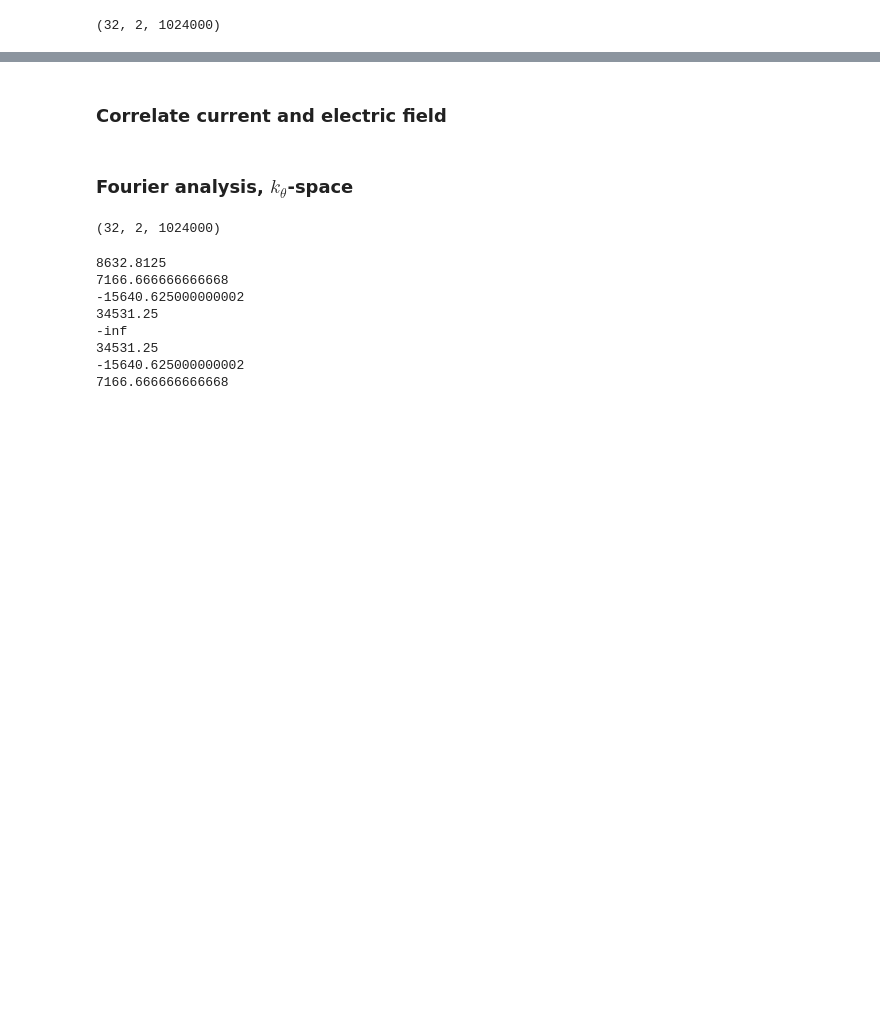
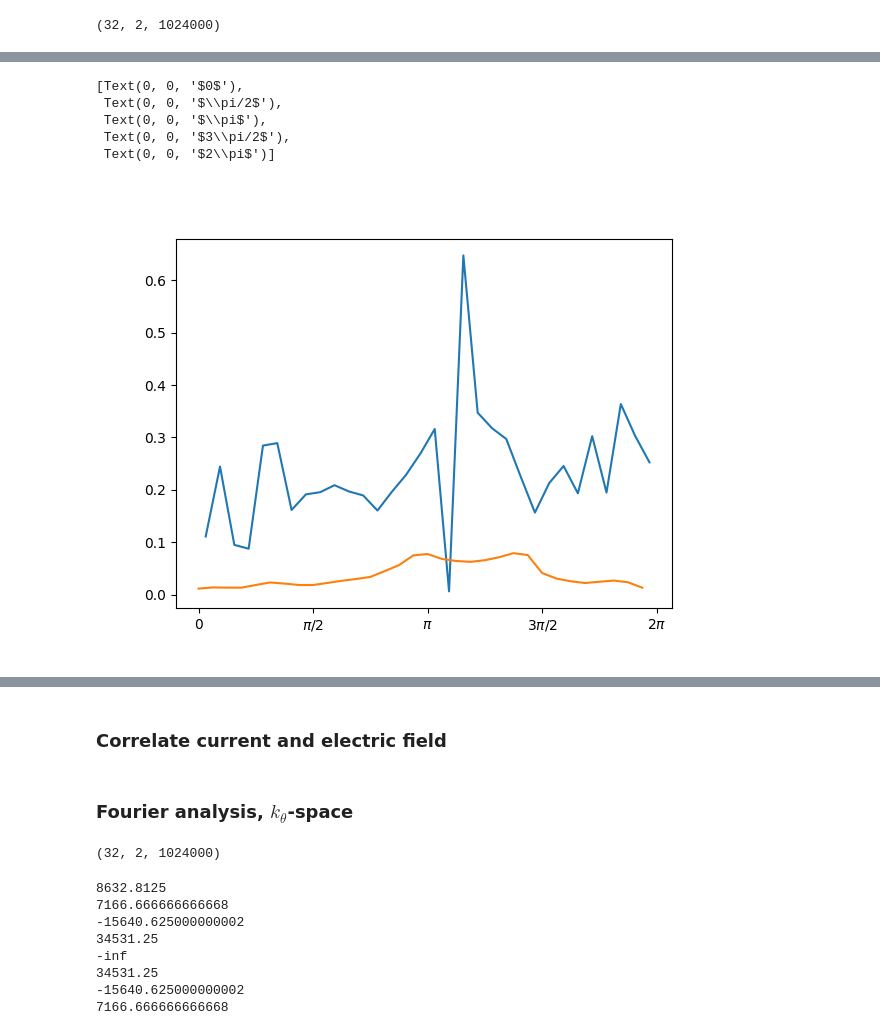
Before and after one commit to SaschaRienaecker/TJ-K, a Jupyter notebook: notebooks/poloidal_sascha.ipynb, the cells around one changed output, grey strips where cells are left out. Drawn from its saved outputs; the diff is of its cells as text; code cells hidden in the pictures; blank space fills up the shorter version.

```diff
--- a/notebooks/poloidal_sascha.ipynb
+++ b/notebooks/poloidal_sascha.ipynb
@@ -101,3 +52,20 @@ def adjacent_Corr(Dat, quantity='phi', threshold=np.exp(-1), itor=0):
+# %%
+dn, dphi = fluct_level(Dat)
+
+fig, ax = plt.subplots()
+
+ax.plot(Theta[iIsat], dn)
+ax.plot(Theta[iPhi], dphi)
+
+ax.set_xticks([0, np.pi/2, pi, 3*pi/2, 2*pi])
+ax.set_xticklabels(['$0$', '$\pi/2$', '$\pi$', '$3\pi/2$', '$2\pi$'])
+# %% [output]
+[Text(0, 0, '$0$'),
+ Text(0, 0, '$\\pi/2$'),
+ Text(0, 0, '$\\pi$'),
+ Text(0, 0, '$3\\pi/2$'),
+ Text(0, 0, '$2\\pi$')]
+[figure, added]
 # %%
 CrossCorr_phi = adjacent_Corr(Dat, quantity='phi')
 CrossCorr_I   = adjacent_Corr(Dat, quantity='I')
```
Also changed, not shown: parts of 5 cells of this notebook, 1 other file.
